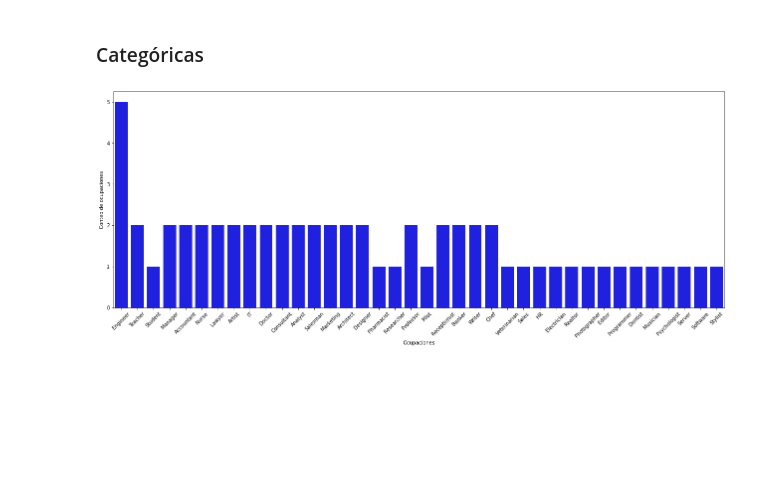
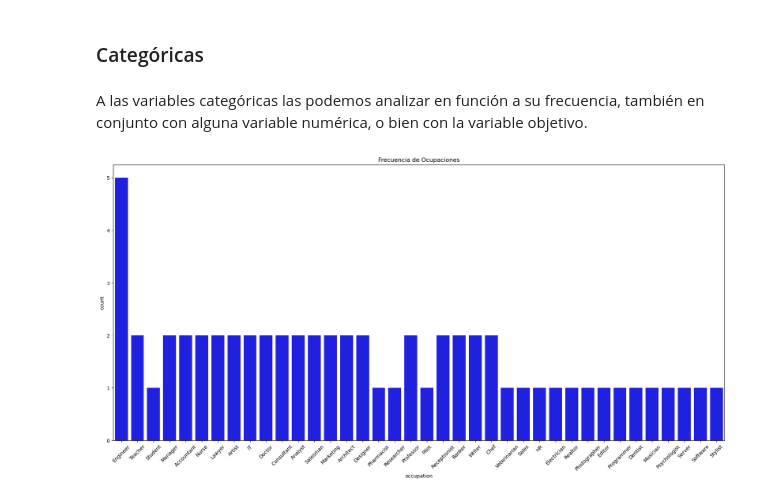
Before and after one commit to AntoSambuceti/datascience_classes, a Jupyter notebook: MM/Ciclo Ciencia de Datos/1.EDA.ipynb, the cells around one changed output. Saved outputs shown, nothing was run; the diff lists cells and outputs as text; code cells hidden in the pictures; blank space fills up the shorter version.

```diff
--- a/MM/Ciclo Ciencia de Datos/1.EDA.ipynb
+++ b/MM/Ciclo Ciencia de Datos/1.EDA.ipynb
@@ -141,13 +154,14 @@ plt.show()
 # %% [markdown]
 ### Categóricas
+# %% [markdown]
+A las variables categóricas las podemos analizar en función a su frecuencia, también en conjunto con alguna variable numérica, o bien con la variable objetivo.
 # %%
-fig = plt.figure(figsize=(22,8))
+fig = plt.figure(figsize=(22,10))
 sns.countplot(data=data, x='occupation',
                 color='blue')
 plt.xticks(rotation=45)
-plt.ylabel("Conteo de ocupaciones")
-plt.xlabel("Ocupaciones")
+plt.title("Frecuencia de Ocupaciones")
 plt.ticklabel_format(style='plain', axis='y')
 # %% [output]
-[figure, old version]
+[figure, new version]
 # %%
```
Also changed, not shown: parts of 13 cells of this notebook, 1 other file.
